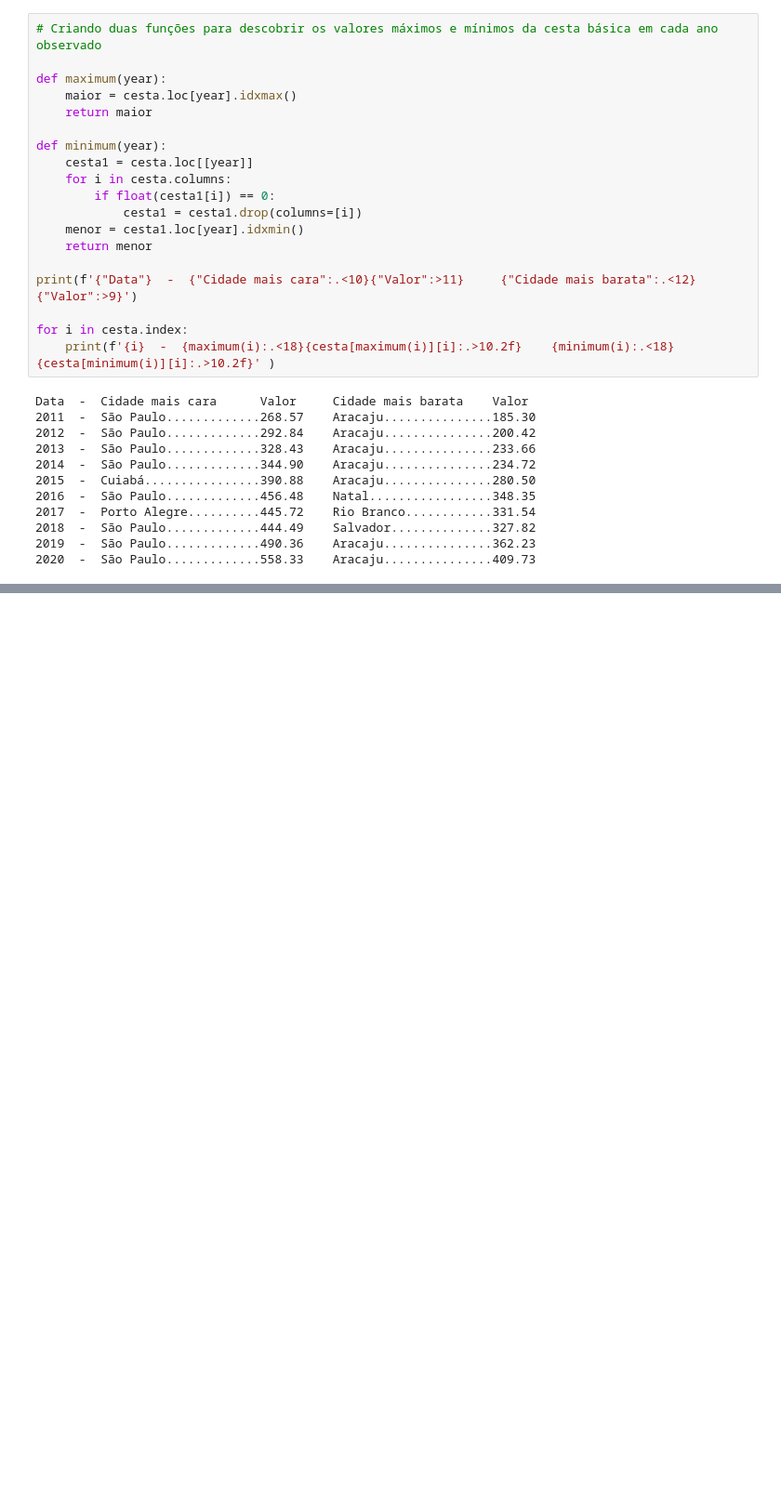
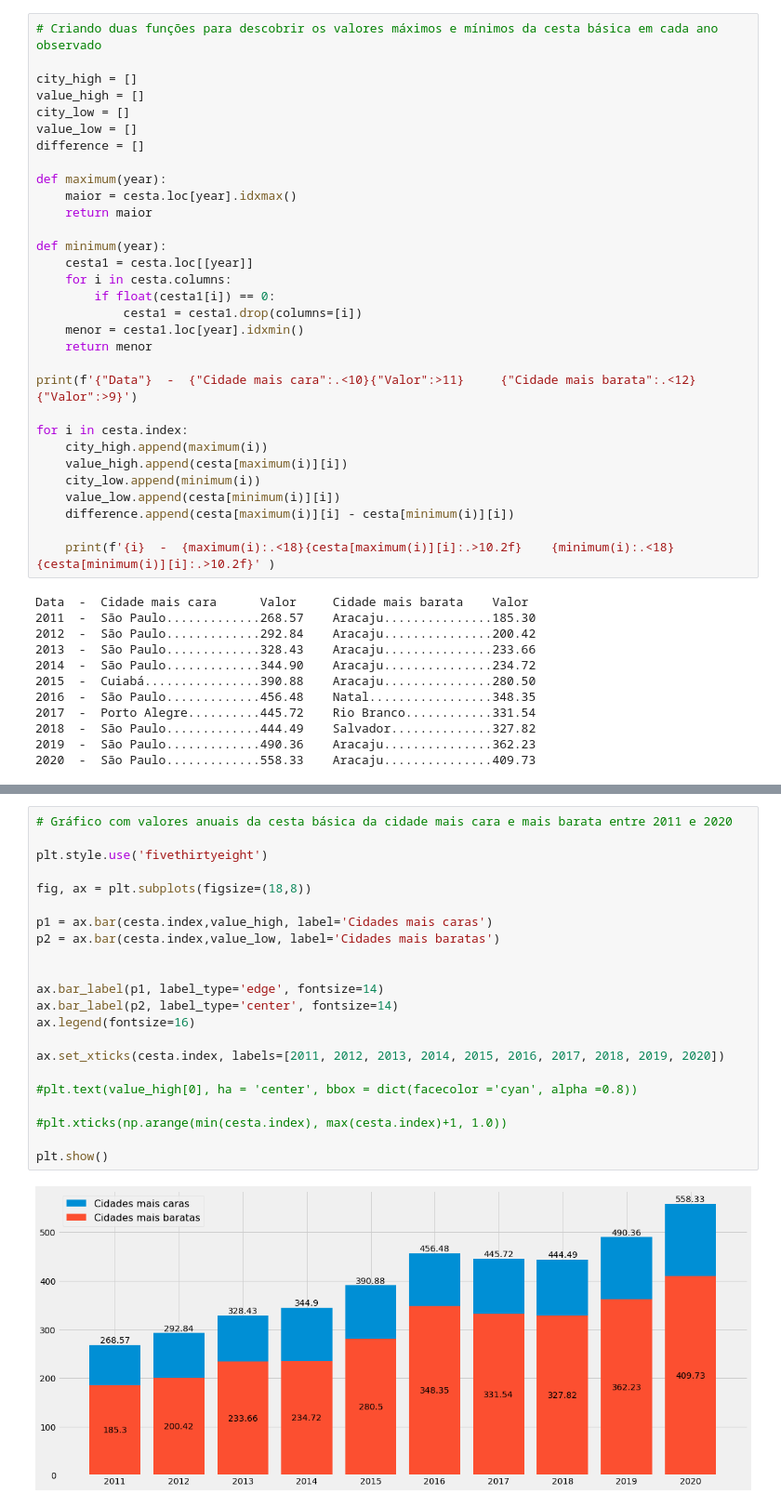
Before and after one commit to bessasjr/Cesta_basica_2001-2020, a Jupyter notebook: cesta_basic.ipynb, the cells around one changed output, grey strips where cells are left out. Shown at 93% size. Drawn from its saved outputs; the diff is of its cells as text; blank space fills up the shorter version.

```diff
--- a/cesta_basic.ipynb
+++ b/cesta_basic.ipynb
@@ -210,6 +220,12 @@ cesta1
 | 2012 | 266.16 | 266.1 | 248.89 | 276.45 | 276.2 | 292.84 | 281.64 | 264.13 | ... |
 # %%
 # Criando duas funções para descobrir os valores máximos e mínimos da cesta básica em cada ano observado
+
+city_high = []
+value_high = []
+city_low = []
+value_low = []
+difference = []
 
 def maximum(year):
     maior = cesta.loc[year].idxmax()
@@ -226,6 +242,12 @@ def minimum(year):
 print(f'{"Data"}  -  {"Cidade mais cara":.<10}{"Valor":>11}     {"Cidade mais barata":.<12}{"Valor":>9}')
 
 for i in cesta.index:
+    city_high.append(maximum(i))
+    value_high.append(cesta[maximum(i)][i])
+    city_low.append(minimum(i))
+    value_low.append(cesta[minimum(i)][i])
+    difference.append(cesta[maximum(i)][i] - cesta[minimum(i)][i])
+
     print(f'{i}  -  {maximum(i):.<18}{cesta[maximum(i)][i]:.>10.2f}    {minimum(i):.<18}{cesta[minimum(i)][i]:.>10.2f}' )
 # %% [output]
 Data  -  Cidade mais cara      Valor     Cidade mais barata    Valor
@@ -241,0 +277,24 @@ Data  -  Cidade mais cara      Valor     Cidade mais barata    Valor
+# %%
+# Gráfico com valores anuais da cesta básica da cidade mais cara e mais barata entre 2011 e 2020
+
+plt.style.use('fivethirtyeight')
+
+fig, ax = plt.subplots(figsize=(18,8))
+
+p1 = ax.bar(cesta.index,value_high, label='Cidades mais caras')
+p2 = ax.bar(cesta.index,value_low, label='Cidades mais baratas')
+
+
+ax.bar_label(p1, label_type='edge', fontsize=14)
+ax.bar_label(p2, label_type='center', fontsize=14)
+ax.legend(fontsize=16)
+
+ax.set_xticks(cesta.index, labels=[2011, 2012, 2013, 2014, 2015, 2016, 2017, 2018, 2019, 2020])
+
+#plt.text(value_high[0], ha = 'center', bbox = dict(facecolor ='cyan', alpha =0.8))
+
+#plt.xticks(np.arange(min(cesta.index), max(cesta.index)+1, 1.0))
+
+plt.show()
+# %% [output]
+[figure, added]
```
Also changed, not shown: parts of 13 cells of this notebook.
